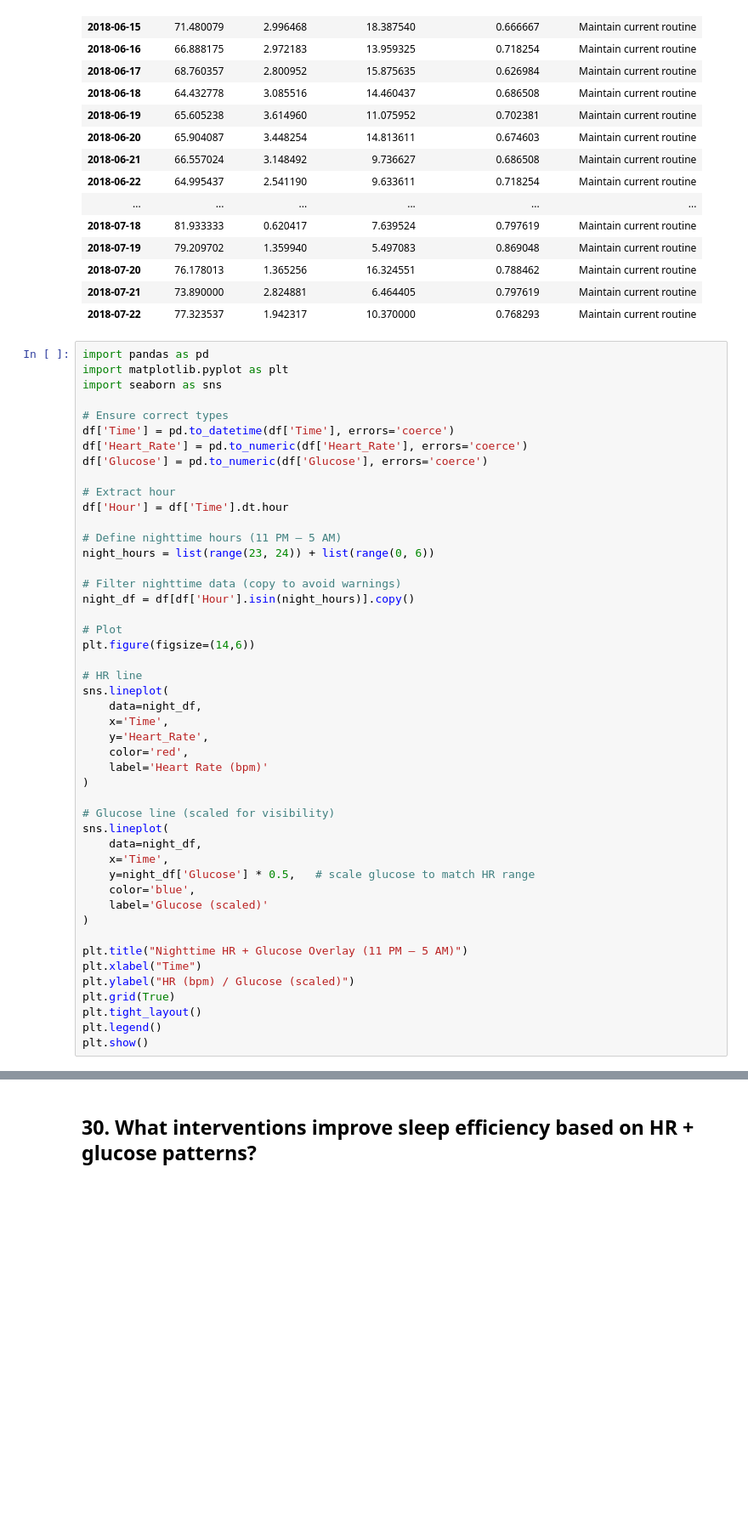
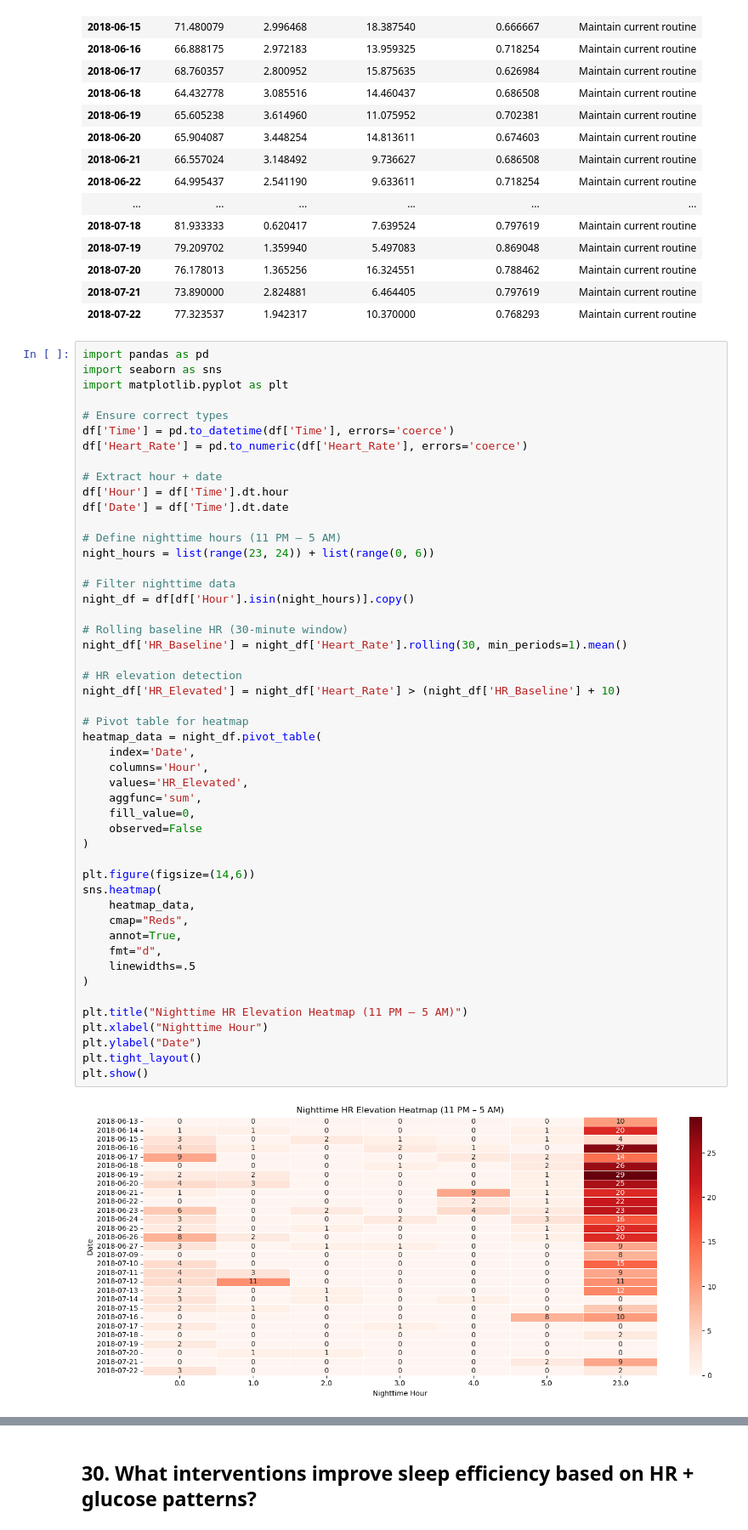
Before and after one commit to purni1986/Team2_-PyQueens_-Python-Hackathon-_MAY-2026, a Jupyter notebook: Harshali_Datacleaning/Prescreptive-Analysis-HG.ipynb, the cells around one changed output, grey strips where cells are left out. Shown at 85% size. Saved outputs shown, nothing was run; the diff lists cells and outputs as text; blank space fills up the shorter version.

```diff
--- a/Harshali_Datacleaning/Prescreptive-Analysis-HG.ipynb
+++ b/Harshali_Datacleaning/Prescreptive-Analysis-HG.ipynb
@@ -680,48 +652,52 @@ prescriptive_summary
 | 2018-07-22 | 77.323537 | 1.942317 | 10.370000 | 0.768293 | Maintain current routine |
 # %%
 import pandas as pd
+import seaborn as sns
 import matplotlib.pyplot as plt
-import seaborn as sns
 
 # Ensure correct types
 df['Time'] = pd.to_datetime(df['Time'], errors='coerce')
 df['Heart_Rate'] = pd.to_numeric(df['Heart_Rate'], errors='coerce')
-df['Glucose'] = pd.to_numeric(df['Glucose'], errors='coerce')
 
-# Extract hour
+# Extract hour + date
 df['Hour'] = df['Time'].dt.hour
+df['Date'] = df['Time'].dt.date
 
 # Define nighttime hours (11 PM – 5 AM)
 night_hours = list(range(23, 24)) + list(range(0, 6))
 
-# Filter nighttime data (copy to avoid warnings)
+# Filter nighttime data
 night_df = df[df['Hour'].isin(night_hours)].copy()
 
-# Plot
-plt.figure(figsize=(14,6))
+# Rolling baseline HR (30‑minute window)
+night_df['HR_Baseline'] = night_df['Heart_Rate'].rolling(30, min_periods=1).mean()
 
-# HR line
-sns.lineplot(
-    data=night_df,
-    x='Time',
-    y='Heart_Rate',
-    color='red',
-    label='Heart Rate (bpm)'
+# HR elevation detection
+night_df['HR_Elevated'] = night_df['Heart_Rate'] > (night_df['HR_Baseline'] + 10)
+
+# Pivot table for heatmap
+heatmap_data = night_df.pivot_table(
+    index='Date',
+    columns='Hour',
+    values='HR_Elevated',
+    aggfunc='sum',
+    fill_value=0,
+    observed=False
 )
 
-# Glucose line (scaled for visibility)
-sns.lineplot(
-    data=night_df,
-    x='Time',
-    y=night_df['Glucose'] * 0.5,   # scale glucose to match HR range
-    color='blue',
-    label='Glucose (scaled)'
+plt.figure(figsize=(14,6))
+sns.heatmap(
+    heatmap_data,
+    cmap="Reds",
+    annot=True,
+    fmt="d",
+    linewidths=.5
 )
 
-plt.title("Nighttime HR + Glucose Overlay (11 PM – 5 AM)")
-plt.xlabel("Time")
-plt.ylabel("HR (bpm) / Glucose (scaled)")
-plt.grid(True)
+plt.title("Nighttime HR Elevation Heatmap (11 PM – 5 AM)")
+plt.xlabel("Nighttime Hour")
+plt.ylabel("Date")
 plt.tight_layout()
-plt.legend()
 plt.show()
+# %% [output]
+[figure, added]
```
Also changed, not shown: parts of 9 cells of this notebook.
